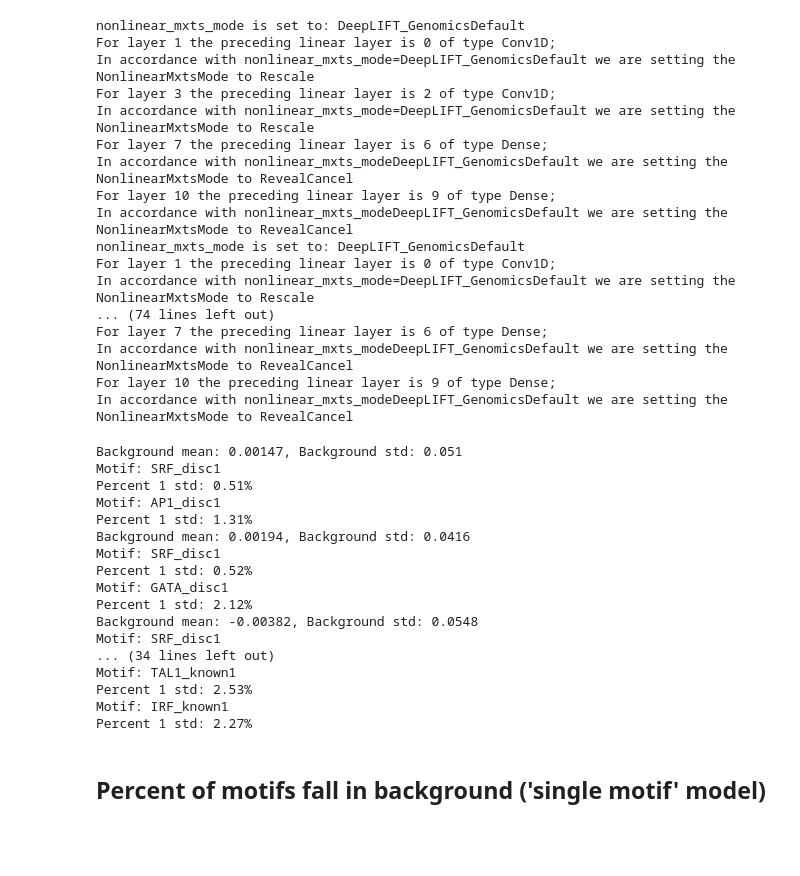
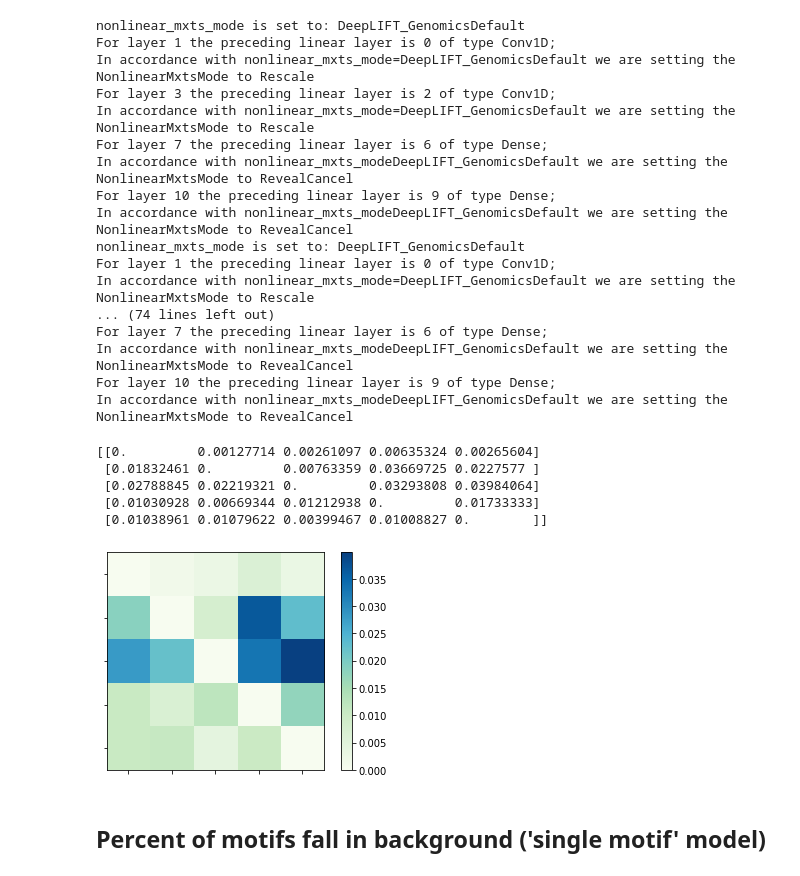
Before and after one commit to OTLFrostA/IiCB, a Jupyter notebook: notebooks/percent_explanation.ipynb, the cells around one changed output. Drawn from its saved outputs; the diff is of its cells as text; code cells hidden in the pictures; blank space fills up the shorter version.

```diff
--- a/notebooks/percent_explanation.ipynb
+++ b/notebooks/percent_explanation.ipynb
@@ -135,8 +159,8 @@ all_or_runs = []
 for i in range(len(all_motifs)):
     for j in range(i + 1, len(all_motifs)):
         m1, m2 = all_motifs[i], all_motifs[j]
-        all_or_runs.append(('../model/model_and_' + m1 + '_' + m2 + '.h5',
-             '../model/model_and_' + m1 + '_' + m2 + '.json',
+        all_or_runs.append(('../model/model_or_' + m1 + '_' + m2 + '.h5',
+             '../model/model_or_' + m1 + '_' + m2 + '.json',
              '../data/testing_' + m1 + '_' + m2 + '.npy',
              check_or(m1, m2)))
 or_results = run_explanations(all_or_runs)
@@ -159,26 +183,27 @@ In accordance with nonlinear_mxts_modeDeepLIFT_GenomicsDefault we are setting th
 For layer 10 the preceding linear layer is 9 of type Dense;
 In accordance with nonlinear_mxts_modeDeepLIFT_GenomicsDefault we are setting the NonlinearMxtsMode to RevealCancel
 # %%
-for line in or_results:
-    print(line)
+percents = or_results[1]
+
+for motif in all_motifs:
+    percents[motif][motif] = 0
+
+all_percents = []
+for motif in all_motifs:
+    row = []
+    for other_motif in all_motifs:
+        row.append(percents[motif][other_motif])
+    all_percents.append(row)
+all_percents = np.array(all_percents)
+print(all_percents)
+heatmap2d('../fig/or.png', all_percents)
 # %% [output]
-Background mean: 0.00147, Background std: 0.051
-Motif: SRF_disc1
-Percent 1 std: 0.51%
-Motif: AP1_disc1
-Percent 1 std: 1.31%
-Background mean: 0.00194, Background std: 0.0416
-Motif: SRF_disc1
-Percent 1 std: 0.52%
-Motif: GATA_disc1
-Percent 1 std: 2.12%
-Background mean: -0.00382, Background std: 0.0548
-Motif: SRF_disc1
-... (34 lines left out)
-Motif: TAL1_known1
-Percent 1 std: 2.53%
-Motif: IRF_known1
-Percent 1 std: 2.27%
+[[0.         0.00127714 0.00261097 0.00635324 0.00265604]
+ [0.01832461 0.         0.00763359 0.03669725 0.0227577 ]
+ [0.02788845 0.02219321 0.         0.03293808 0.03984064]
+ [0.01030928 0.00669344 0.01212938 0.         0.01733333]
+ [0.01038961 0.01079622 0.00399467 0.01008827 0.        ]]
+[figure, added]
 # %% [markdown]
 ## Percent of motifs fall in background ('single motif' model)
 # %%
```
Also changed, not shown: parts of 7 cells of this notebook, 2 other files.
